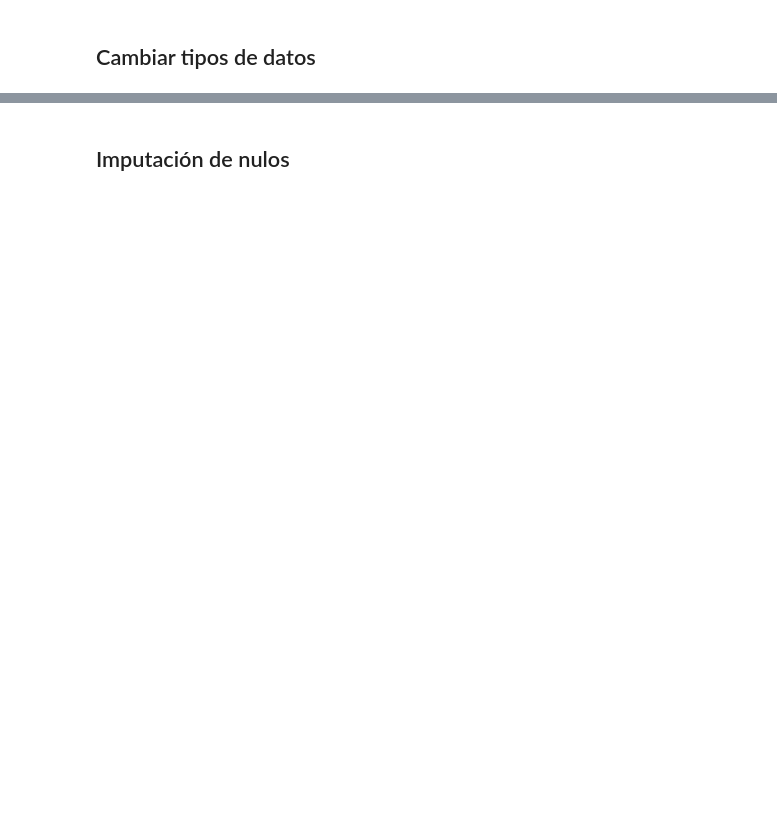
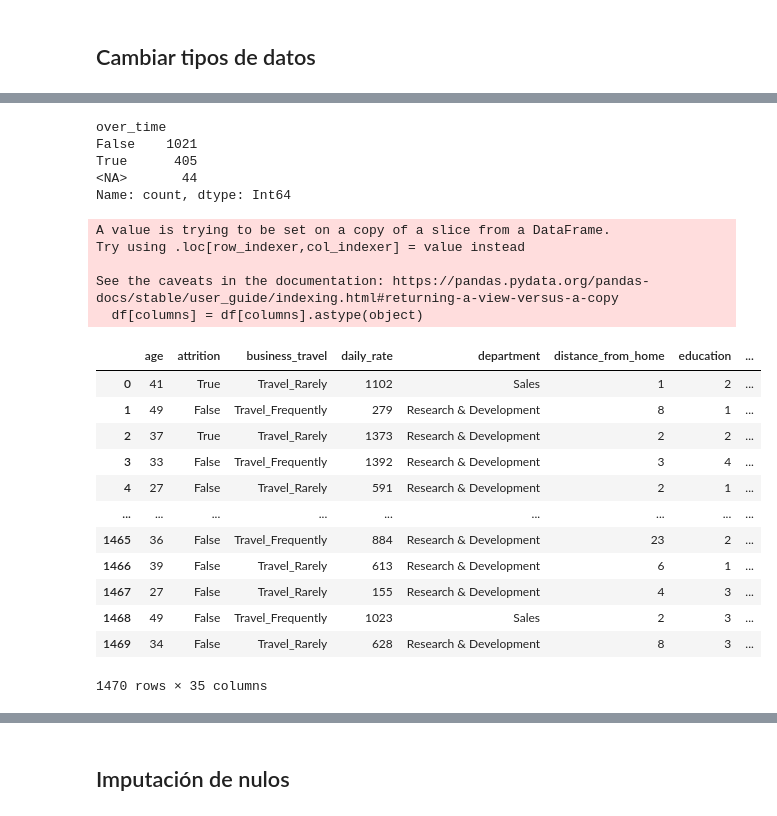
Before and after one commit to eva5ferrer/project-da-promo-63-modulo-3-team-1, a Jupyter notebook: fase1-2-EDA-transformacion.ipynb, the cells around one changed output, grey strips where cells are left out. Drawn from its saved outputs; the diff is of its cells as text; code cells hidden in the pictures; blank space fills up the shorter version.

```diff
--- a/fase1-2-EDA-transformacion.ipynb
+++ b/fase1-2-EDA-transformacion.ipynb
@@ -301,0 +405,35 @@ See https://pandas.pydata.org/docs/user_guide/migration-3-strings.html#string-mi
+# %%
+df_hr["over_time"].value_counts(dropna=False)
+
+# Over_time no se cambió a BOOL porque hay registros sin datos y sigue apareciendo como tipo Object
+# %% [output]
+over_time
+False    1021
+True      405
+<NA>       44
+Name: count, dtype: Int64
+# %%
+def convertir_a_str(df, columns):
+    df[columns] = df[columns].astype(object)
+    return df
+# %%
+convertir_a_str(df_hr, "employee_number")
+# %% [output]
+A value is trying to be set on a copy of a slice from a DataFrame.
+Try using .loc[row_indexer,col_indexer] = value instead
+
+See the caveats in the documentation: https://pandas.pydata.org/pandas-docs/stable/user_guide/indexing.html#returning-a-view-versus-a-copy
+  df[columns] = df[columns].astype(object)
+|  | age | attrition | business_travel | daily_rate | department | distance_from_home | education | ... |
+| 0 | 41 | True | Travel_Rarely | 1102 | Sales | 1 | 2 | ... |
+| 1 | 49 | False | Travel_Frequently | 279 | Research & Development | 8 | 1 | ... |
+| 2 | 37 | True | Travel_Rarely | 1373 | Research & Development | 2 | 2 | ... |
+| 3 | 33 | False | Travel_Frequently | 1392 | Research & Development | 3 | 4 | ... |
+| 4 | 27 | False | Travel_Rarely | 591 | Research & Development | 2 | 1 | ... |
+| ... | ... | ... | ... | ... | ... | ... | ... | ... |
+| 1465 | 36 | False | Travel_Frequently | 884 | Research & Development | 23 | 2 | ... |
+| 1466 | 39 | False | Travel_Rarely | 613 | Research & Development | 6 | 1 | ... |
+| 1467 | 27 | False | Travel_Rarely | 155 | Research & Development | 4 | 3 | ... |
+| 1468 | 49 | False | Travel_Frequently | 1023 | Sales | 2 | 3 | ... |
+| 1469 | 34 | False | Travel_Rarely | 628 | Research & Development | 8 | 3 | ... |
+1470 rows × 35 columns
```
Also changed, not shown: parts of 61 cells of this notebook.
